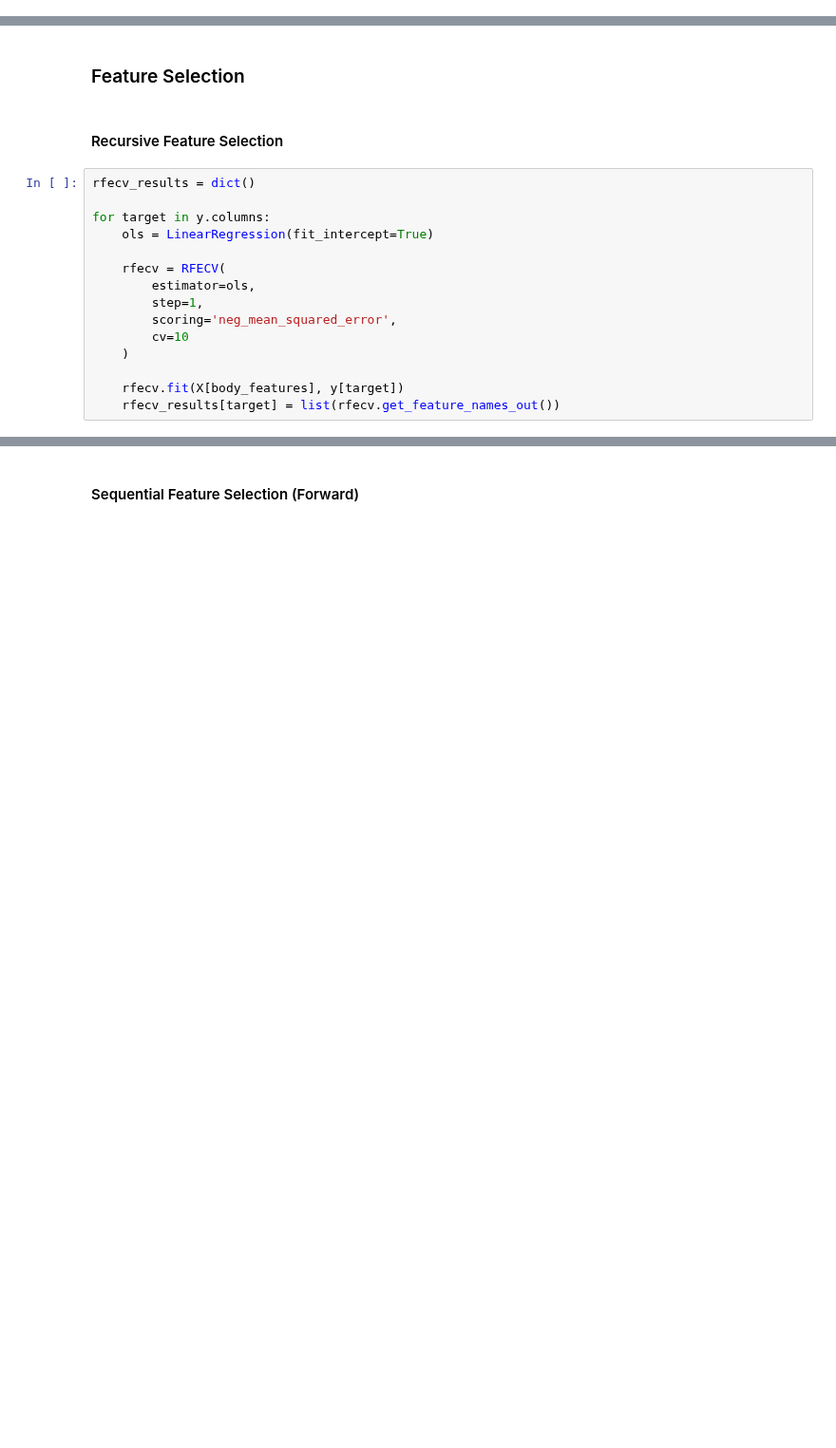
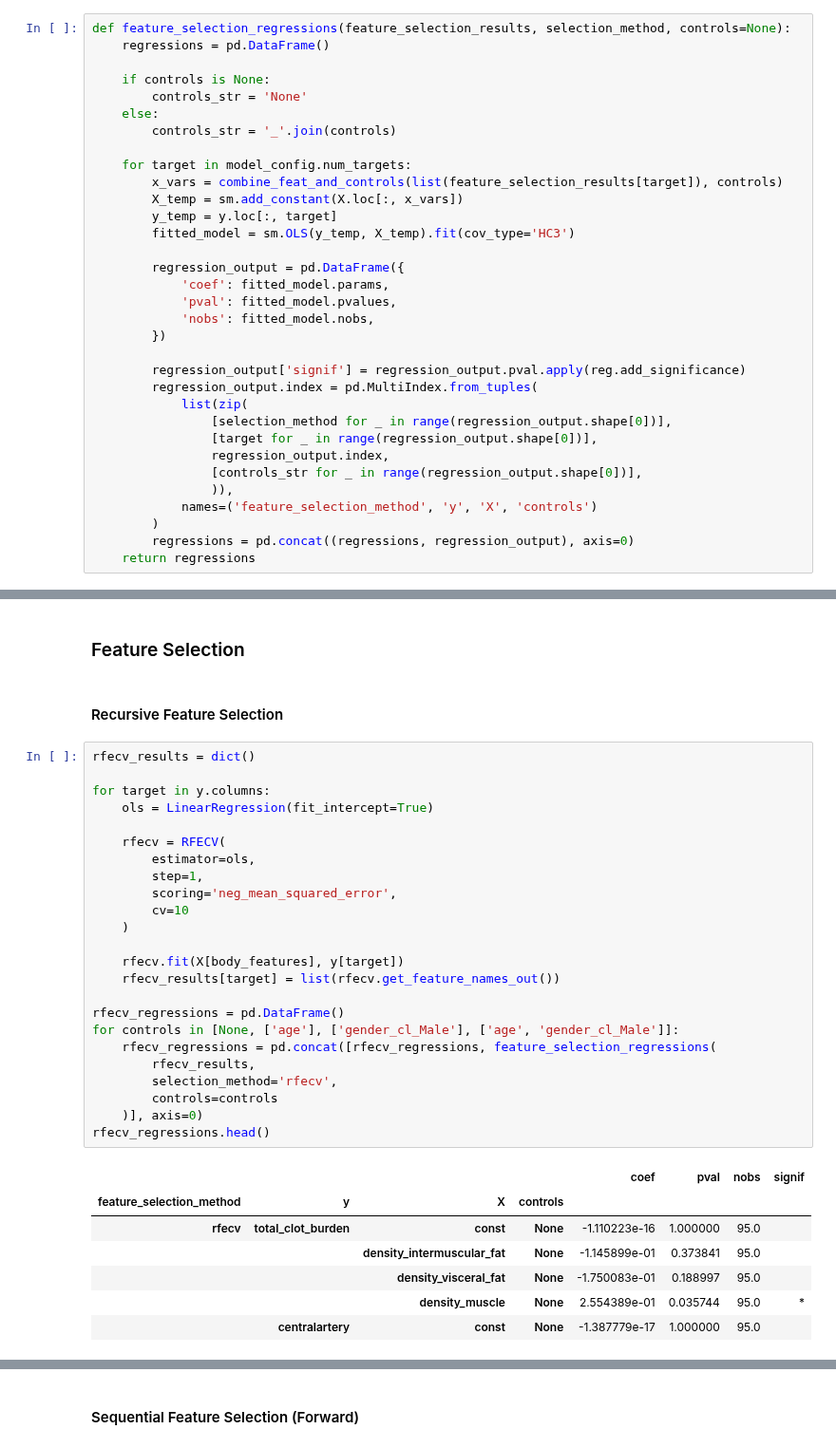
Before and after one commit to qaust/iCPET, a Jupyter notebook: src/ols.ipynb, the cells around one changed output, grey strips where cells are left out. Shown at 95% size. Saved outputs shown, nothing was run; the diff lists cells and outputs as text; blank space fills up the shorter version.

```diff
--- a/src/ols.ipynb
+++ b/src/ols.ipynb
@@ -173,3 +173,36 @@ def r2_adjusted(r2, n, k):
+# %%
+def feature_selection_regressions(feature_selection_results, selection_method, controls=None):
+    regressions = pd.DataFrame()
+
+    if controls is None:
+        controls_str = 'None'
+    else:
+        controls_str = '_'.join(controls)
+
+    for target in model_config.num_targets:
+        x_vars = combine_feat_and_controls(list(feature_selection_results[target]), controls)
+        X_temp = sm.add_constant(X.loc[:, x_vars])
+        y_temp = y.loc[:, target]
+        fitted_model = sm.OLS(y_temp, X_temp).fit(cov_type='HC3')
+
+        regression_output = pd.DataFrame({
+            'coef': fitted_model.params,
+            'pval': fitted_model.pvalues,
+            'nobs': fitted_model.nobs,
+        })
+
+        regression_output['signif'] = regression_output.pval.apply(reg.add_significance)
+        regression_output.index = pd.MultiIndex.from_tuples(
+            list(zip(
+                [selection_method for _ in range(regression_output.shape[0])],
+                [target for _ in range(regression_output.shape[0])],
+                regression_output.index,
+                [controls_str for _ in range(regression_output.shape[0])],
+                )),
+            names=('feature_selection_method', 'y', 'X', 'controls')
+        )
+        regressions = pd.concat((regressions, regression_output), axis=0)
+    return regressions
 # %%
 ols_nocontrols = ols_regression(
 	Xdata=X, Ydata=y,
@@ -280,15 +313,32 @@ body_regressions_df.head()
 # %%
 rfecv_results = dict()
 
 for target in y.columns:
 	ols = LinearRegression(fit_intercept=True)
 
 	rfecv = RFECV(
 		estimator=ols,
 		step=1,
 		scoring='neg_mean_squared_error',
 		cv=10
 	)
 
 	rfecv.fit(X[body_features], y[target])
 	rfecv_results[target] = list(rfecv.get_feature_names_out())
+
+rfecv_regressions = pd.DataFrame()
+for controls in [None, ['age'], ['gender_cl_Male'], ['age', 'gender_cl_Male']]:
+    rfecv_regressions = pd.concat([rfecv_regressions, feature_selection_regressions(
+        rfecv_results,
+        selection_method='rfecv',
+        controls=controls
+    )], axis=0)
+rfecv_regressions.head()
+# %% [output]
+|  |  |  |  | coef | pval | nobs | signif |
+| feature_selection_method | y | X | controls |  |  |  |  |
+| rfecv | total_clot_burden | const | None | -1.110223e-16 | 1.000000 | 95.0 |  |
+|  |  | density_intermuscular_fat | None | -1.145899e-01 | 0.373841 | 95.0 |  |
+|  |  | density_visceral_fat | None | -1.750083e-01 | 0.188997 | 95.0 |  |
+|  |  | density_muscle | None | 2.554389e-01 | 0.035744 | 95.0 | * |
+|  | centralartery | const | None | -1.387779e-17 | 1.000000 | 95.0 |  |
```
Also changed, not shown: parts of 32 cells of this notebook, 5 other files.
